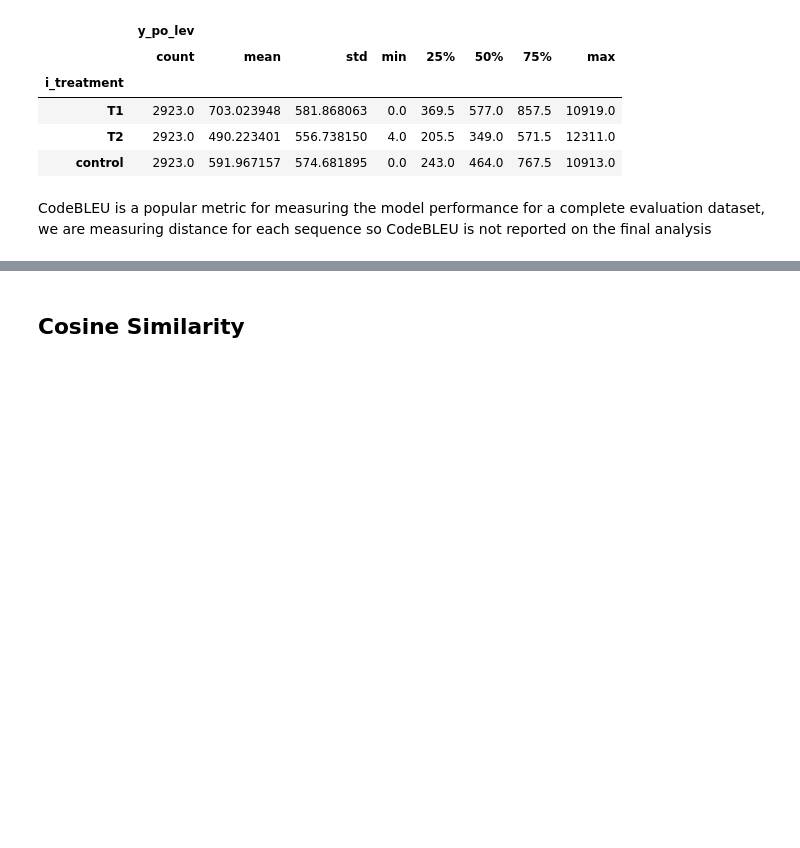
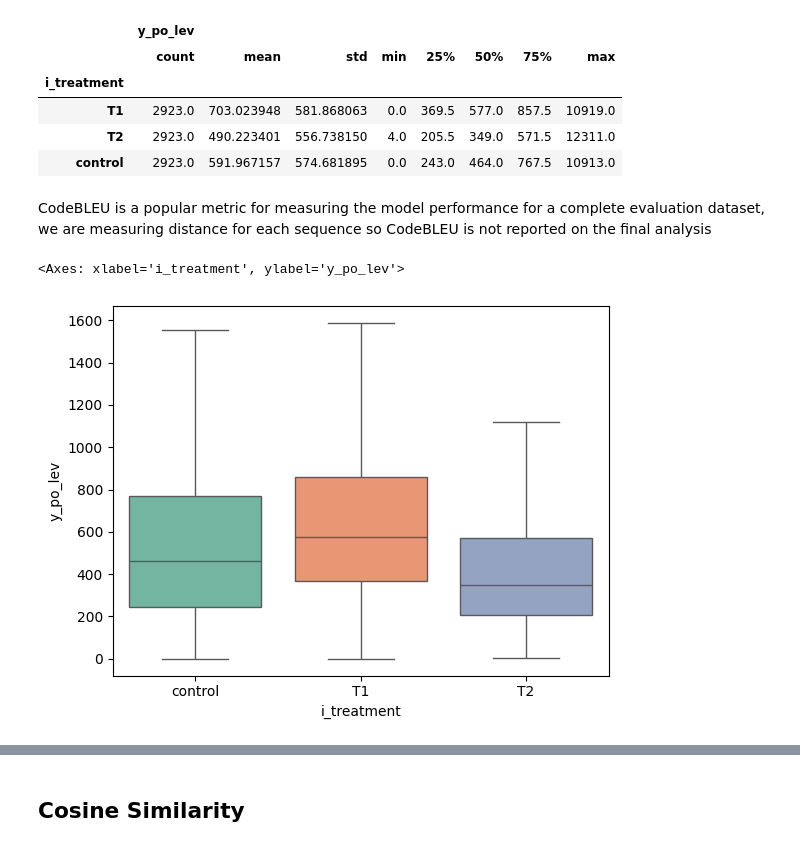
Before and after one commit to WM-SEMERU/Causal4SE, a Jupyter notebook: source/01_prompt_eng_dataset_build_lev_input.ipynb, the cells around one changed output, grey strips where cells are left out. Cells and saved outputs as stored; diff of their text form; code cells hidden in the pictures; blank space fills up the shorter version.

Commit message:
generating the statistical analaysis output figures

```diff
--- a/source/01_prompt_eng_dataset_build_lev_input.ipynb
+++ b/source/01_prompt_eng_dataset_build_lev_input.ipynb
@@ -216,0 +217,5 @@ CodeBLEU is a popular metric for measuring the model performance for a complete
+# %%
+sns.boxplot(data=treatments_df[['y_po_lev','i_treatment']], x="i_treatment", y="y_po_lev",showfliers=False, palette="Set2", hue="i_treatment")
+# %% [output]
+<Axes: xlabel='i_treatment', ylabel='y_po_lev'>
+[figure, added]
```
Also changed, not shown: parts of 20 cells of this notebook, 7 other files.
